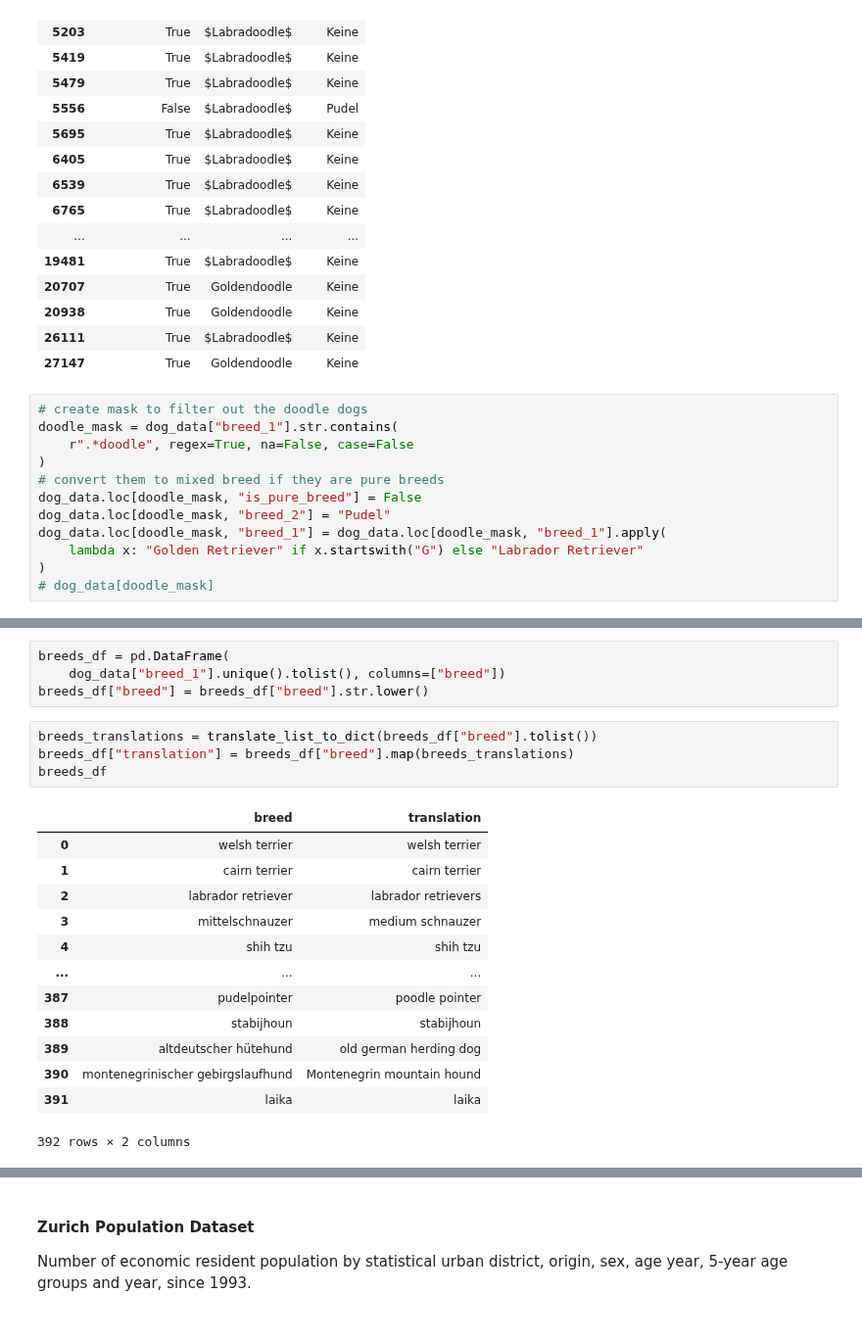
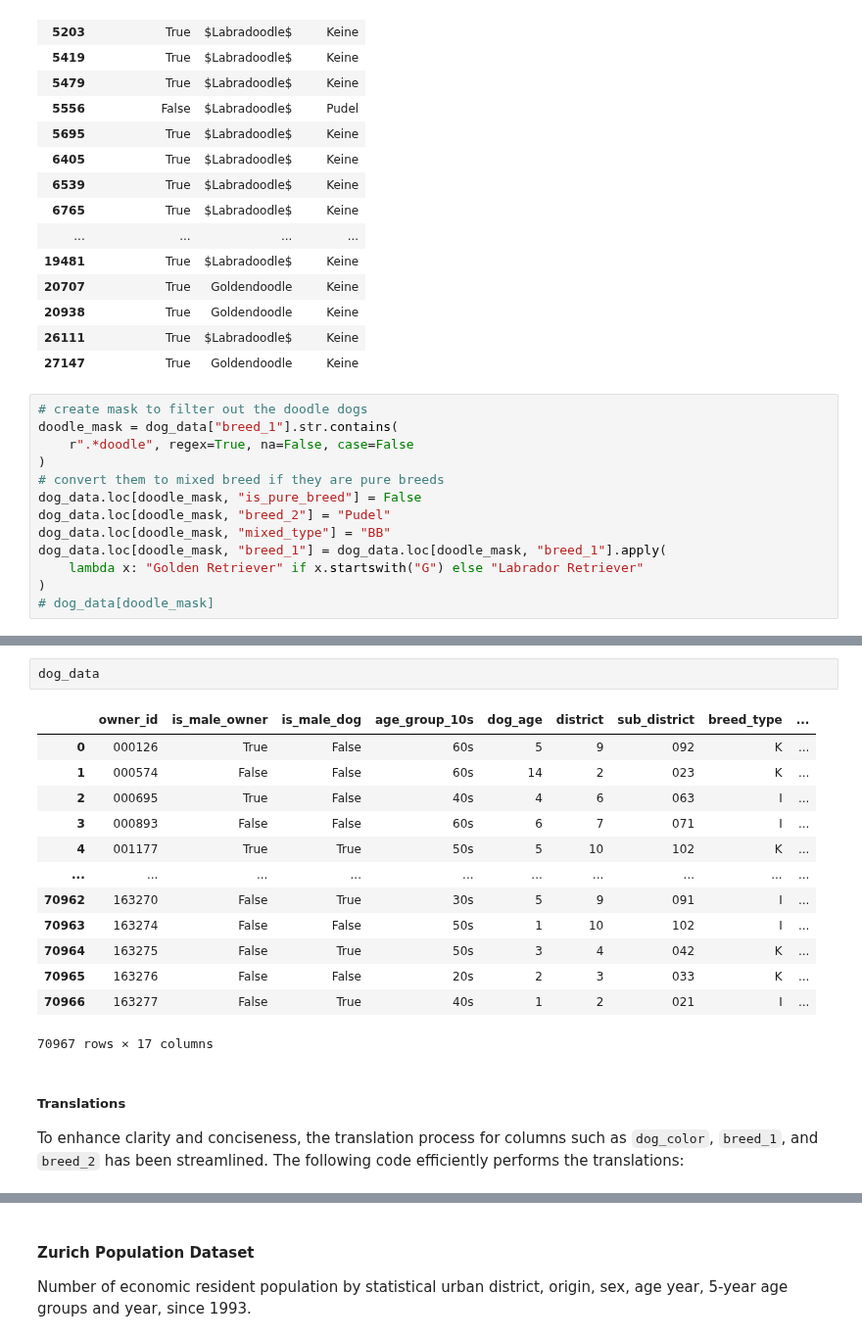
Before and after one commit to jonnross88/Springboard, a Jupyter notebook: u20_data_storytelling/zurich.ipynb, the cells around one changed output, grey strips where cells are left out. Shown at 98% size. Cells and saved outputs as stored; diff of their text form.

```diff
--- a/u20_data_storytelling/zurich.ipynb
+++ b/u20_data_storytelling/zurich.ipynb
@@ -390,6 +455,7 @@ doodle_mask = dog_data["breed_1"].str.contains(
 # convert them to mixed breed if they are pure breeds
 dog_data.loc[doodle_mask, "is_pure_breed"] = False
 dog_data.loc[doodle_mask, "breed_2"] = "Pudel"
+dog_data.loc[doodle_mask, "mixed_type"] = "BB"
 dog_data.loc[doodle_mask, "breed_1"] = dog_data.loc[doodle_mask, "breed_1"].apply(
     lambda x: "Golden Retriever" if x.startswith("G") else "Labrador Retriever"
 )
@@ -443,22 +463,20 @@ dog_data.merge(dog_colors_df, on="dog_color", how="left")
-# %%
-breeds_df = pd.DataFrame(
-    dog_data["breed_1"].unique().tolist(), columns=["breed"])
-breeds_df["breed"] = breeds_df["breed"].str.lower()
-# %%
-breeds_translations = translate_list_to_dict(breeds_df["breed"].tolist())
-breeds_df["translation"] = breeds_df["breed"].map(breeds_translations)
-breeds_df
-# %% [output]
-|  | breed | translation |
-| 0 | welsh terrier | welsh terrier |
-| 1 | cairn terrier | cairn terrier |
-| 2 | labrador retriever | labrador retrievers |
-| 3 | mittelschnauzer | medium schnauzer |
-| 4 | shih tzu | shih tzu |
-| ... | ... | ... |
-| 387 | pudelpointer | poodle pointer |
-| 388 | stabijhoun | stabijhoun |
-| 389 | altdeutscher hütehund | old german herding dog |
-| 390 | montenegrinischer gebirgslaufhund | Montenegrin mountain hound |
-| 391 | laika | laika |
-392 rows × 2 columns
+# %%
+dog_data
+# %% [output]
+|  | owner_id | is_male_owner | is_male_dog | age_group_10s | dog_age | district | sub_district | breed_type | ... |
+| 0 | 000126 | True | False | 60s | 5 | 9 | 092 | K | ... |
+| 1 | 000574 | False | False | 60s | 14 | 2 | 023 | K | ... |
+| 2 | 000695 | True | False | 40s | 4 | 6 | 063 | I | ... |
+| 3 | 000893 | False | False | 60s | 6 | 7 | 071 | I | ... |
+| 4 | 001177 | True | True | 50s | 5 | 10 | 102 | K | ... |
+| ... | ... | ... | ... | ... | ... | ... | ... | ... | ... |
+| 70962 | 163270 | False | True | 30s | 5 | 9 | 091 | I | ... |
+| 70963 | 163274 | False | False | 50s | 1 | 10 | 102 | I | ... |
+| 70964 | 163275 | False | True | 50s | 3 | 4 | 042 | K | ... |
+| 70965 | 163276 | False | False | 20s | 2 | 3 | 033 | K | ... |
+| 70966 | 163277 | False | True | 40s | 1 | 2 | 021 | I | ... |
+70967 rows × 17 columns
+# %% [markdown]
+##### Translations
+
+To enhance clarity and conciseness, the translation process for columns such as `dog_color`, `breed_1`, and `breed_2` has been streamlined. The following code efficiently performs the translations:
```
Also changed, not shown: parts of 71 cells of this notebook, 5 other files.
